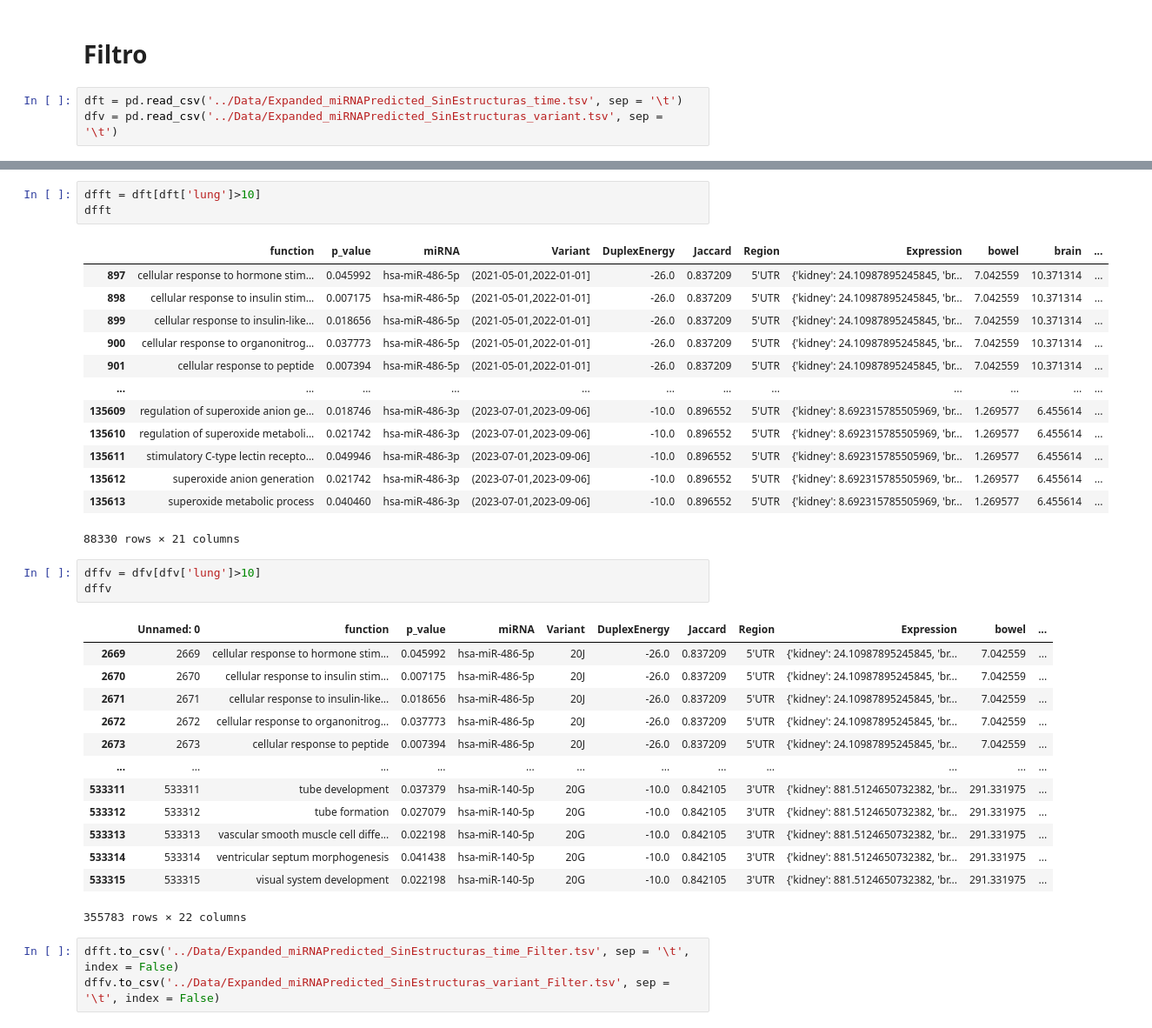
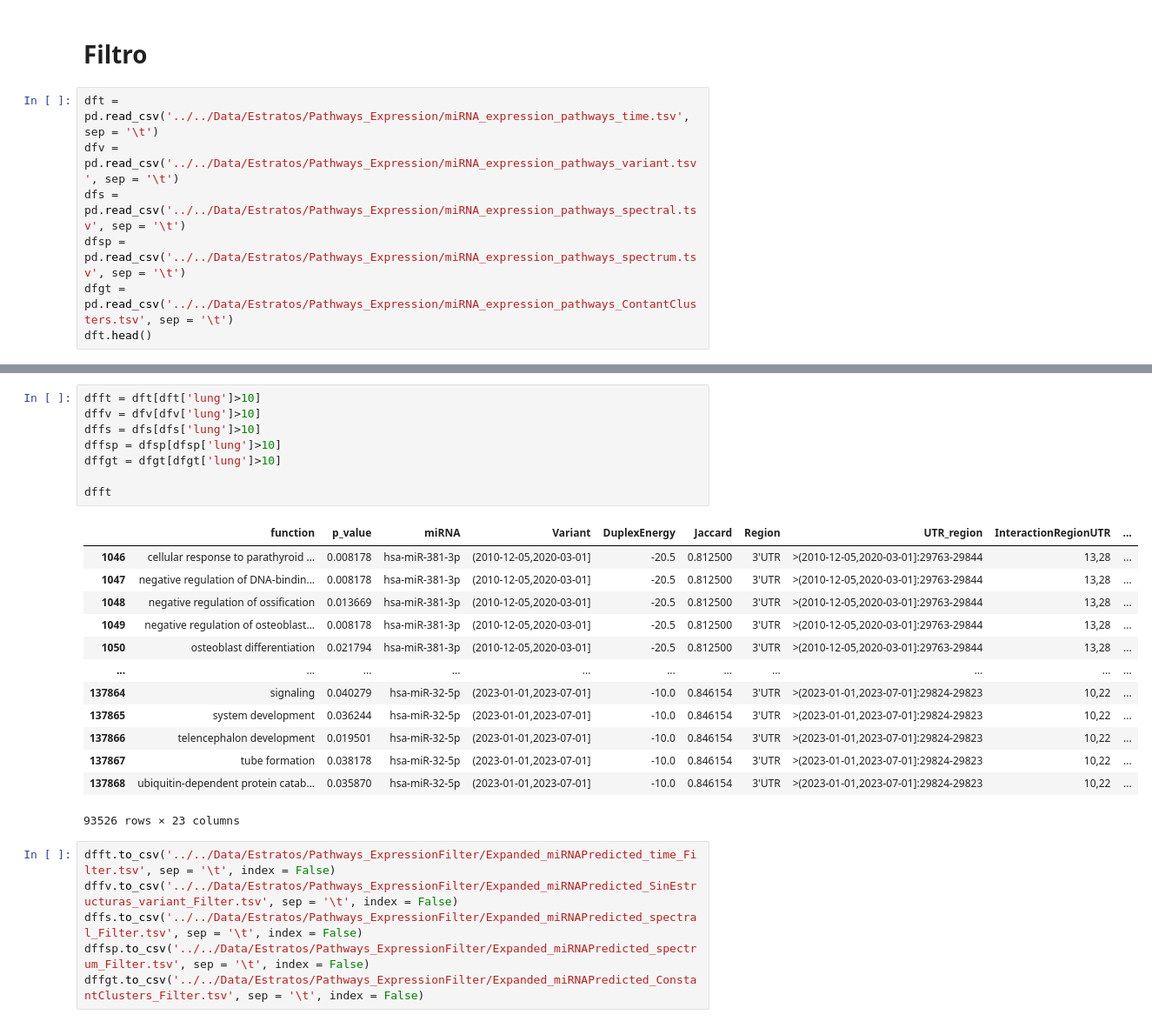
Before and after one commit to FerAmbriz/SelectionPatternsSARSCoV2, a Jupyter notebook: scr/14_TissueExpression.ipynb, the cells around one changed output, grey strips where cells are left out. Shown: that part at 87% size. Cells and saved outputs as stored; diff of their text form.

```diff
--- a/scr/14_TissueExpression.ipynb
+++ b/scr/14_TissueExpression.ipynb
@@ -145,5 +239,9 @@ dfv.to_csv('../Data/Expanded_miRNAPredicted_SinEstructuras_variant.tsv', sep = '
 # %% [markdown]
 # Filtro
 # %%
-dft = pd.read_csv('../Data/Expanded_miRNAPredicted_SinEstructuras_time.tsv', sep = '\t')
-dfv = pd.read_csv('../Data/Expanded_miRNAPredicted_SinEstructuras_variant.tsv', sep = '\t')
+dft = pd.read_csv('../../Data/Estratos/Pathways_Expression/miRNA_expression_pathways_time.tsv', sep = '\t')
+dfv = pd.read_csv('../../Data/Estratos/Pathways_Expression/miRNA_expression_pathways_variant.tsv', sep = '\t')
+dfs = pd.read_csv('../../Data/Estratos/Pathways_Expression/miRNA_expression_pathways_spectral.tsv', sep = '\t')
+dfsp = pd.read_csv('../../Data/Estratos/Pathways_Expression/miRNA_expression_pathways_spectrum.tsv', sep = '\t')
+dfgt = pd.read_csv('../../Data/Estratos/Pathways_Expression/miRNA_expression_pathways_ContantClusters.tsv', sep = '\t')
+dft.head()
@@ -150,37 +256,28 @@ dfv = pd.read_csv('../Data/Expanded_miRNAPredicted_SinEstructuras_variant.tsv',
 # %%
 dfft = dft[dft['lung']>10]
+dffv = dfv[dfv['lung']>10]
+dffs = dfs[dfs['lung']>10]
+dffsp = dfsp[dfsp['lung']>10]
+dffgt = dfgt[dfgt['lung']>10]
+
 dfft
 # %% [output]
-|  | function | p_value | miRNA | Variant | DuplexEnergy | Jaccard | Region | Expression | bowel | brain | ... |
-| 897 | cellular response to hormone stim... | 0.045992 | hsa-miR-486-5p | (2021-05-01,2022-01-01] | -26.0 | 0.837209 | 5'UTR | {'kidney': 24.10987895245845, 'br... | 7.042559 | 10.371314 | ... |
-| 898 | cellular response to insulin stim... | 0.007175 | hsa-miR-486-5p | (2021-05-01,2022-01-01] | -26.0 | 0.837209 | 5'UTR | {'kidney': 24.10987895245845, 'br... | 7.042559 | 10.371314 | ... |
-| 899 | cellular response to insulin-like... | 0.018656 | hsa-miR-486-5p | (2021-05-01,2022-01-01] | -26.0 | 0.837209 | 5'UTR | {'kidney': 24.10987895245845, 'br... | 7.042559 | 10.371314 | ... |
-| 900 | cellular response to organonitrog... | 0.037773 | hsa-miR-486-5p | (2021-05-01,2022-01-01] | -26.0 | 0.837209 | 5'UTR | {'kidney': 24.10987895245845, 'br... | 7.042559 | 10.371314 | ... |
-| 901 | cellular response to peptide | 0.007394 | hsa-miR-486-5p | (2021-05-01,2022-01-01] | -26.0 | 0.837209 | 5'UTR | {'kidney': 24.10987895245845, 'br... | 7.042559 | 10.371314 | ... |
-| ... | ... | ... | ... | ... | ... | ... | ... | ... | ... | ... | ... |
-| 135609 | regulation of superoxide anion ge... | 0.018746 | hsa-miR-486-3p | (2023-07-01,2023-09-06] | -10.0 | 0.896552 | 5'UTR | {'kidney': 8.692315785505969, 'br... | 1.269577 | 6.455614 | ... |
-| 135610 | regulation of superoxide metaboli... | 0.021742 | hsa-miR-486-3p | (2023-07-01,2023-09-06] | -10.0 | 0.896552 | 5'UTR | {'kidney': 8.692315785505969, 'br... | 1.269577 | 6.455614 | ... |
-| 135611 | stimulatory C-type lectin recepto... | 0.049946 | hsa-miR-486-3p | (2023-07-01,2023-09-06] | -10.0 | 0.896552 | 5'UTR | {'kidney': 8.692315785505969, 'br... | 1.269577 | 6.455614 | ... |
-| 135612 | superoxide anion generation | 0.021742 | hsa-miR-486-3p | (2023-07-01,2023-09-06] | -10.0 | 0.896552 | 5'UTR | {'kidney': 8.692315785505969, 'br... | 1.269577 | 6.455614 | ... |
-| 135613 | superoxide metabolic process | 0.040460 | hsa-miR-486-3p | (2023-07-01,2023-09-06] | -10.0 | 0.896552 | 5'UTR | {'kidney': 8.692315785505969, 'br... | 1.269577 | 6.455614 | ... |
+|  | function | p_value | miRNA | Variant | DuplexEnergy | Jaccard | Region | UTR_region | InteractionRegionUTR | ... |
+| 1046 | cellular response to parathyroid ... | 0.008178 | hsa-miR-381-3p | (2010-12-05,2020-03-01] | -20.5 | 0.812500 | 3'UTR | >(2010-12-05,2020-03-01]:29763-29844 | 13,28 | ... |
+| 1047 | negative regulation of DNA-bindin... | 0.008178 | hsa-miR-381-3p | (2010-12-05,2020-03-01] | -20.5 | 0.812500 | 3'UTR | >(2010-12-05,2020-03-01]:29763-29844 | 13,28 | ... |
+| 1048 | negative regulation of ossification | 0.013669 | hsa-miR-381-3p | (2010-12-05,2020-03-01] | -20.5 | 0.812500 | 3'UTR | >(2010-12-05,2020-03-01]:29763-29844 | 13,28 | ... |
+| 1049 | negative regulation of osteoblast... | 0.008178 | hsa-miR-381-3p | (2010-12-05,2020-03-01] | -20.5 | 0.812500 | 3'UTR | >(2010-12-05,2020-03-01]:29763-29844 | 13,28 | ... |
+| 1050 | osteoblast differentiation | 0.021794 | hsa-miR-381-3p | (2010-12-05,2020-03-01] | -20.5 | 0.812500 | 3'UTR | >(2010-12-05,2020-03-01]:29763-29844 | 13,28 | ... |
+| ... | ... | ... | ... | ... | ... | ... | ... | ... | ... | ... |
+| 137864 | signaling | 0.040279 | hsa-miR-32-5p | (2023-01-01,2023-07-01] | -10.0 | 0.846154 | 3'UTR | >(2023-01-01,2023-07-01]:29824-29823 | 10,22 | ... |
+| 137865 | system development | 0.036244 | hsa-miR-32-5p | (2023-01-01,2023-07-01] | -10.0 | 0.846154 | 3'UTR | >(2023-01-01,2023-07-01]:29824-29823 | 10,22 | ... |
+| 137866 | telencephalon development | 0.019501 | hsa-miR-32-5p | (2023-01-01,2023-07-01] | -10.0 | 0.846154 | 3'UTR | >(2023-01-01,2023-07-01]:29824-29823 | 10,22 | ... |
+| 137867 | tube formation | 0.038178 | hsa-miR-32-5p | (2023-01-01,2023-07-01] | -10.0 | 0.846154 | 3'UTR | >(2023-01-01,2023-07-01]:29824-29823 | 10,22 | ... |
+| 137868 | ubiquitin-dependent protein catab... | 0.035870 | hsa-miR-32-5p | (2023-01-01,2023-07-01] | -10.0 | 0.846154 | 3'UTR | >(2023-01-01,2023-07-01]:29824-29823 | 10,22 | ... |
-88330 rows × 21 columns
+93526 rows × 23 columns
-# %%
-dffv = dfv[dfv['lung']>10]
-dffv
-# %% [output]
-|  | Unnamed: 0 | function | p_value | miRNA | Variant | DuplexEnergy | Jaccard | Region | Expression | bowel | ... |
-| 2669 | 2669 | cellular response to hormone stim... | 0.045992 | hsa-miR-486-5p | 20J | -26.0 | 0.837209 | 5'UTR | {'kidney': 24.10987895245845, 'br... | 7.042559 | ... |
-| 2670 | 2670 | cellular response to insulin stim... | 0.007175 | hsa-miR-486-5p | 20J | -26.0 | 0.837209 | 5'UTR | {'kidney': 24.10987895245845, 'br... | 7.042559 | ... |
-| 2671 | 2671 | cellular response to insulin-like... | 0.018656 | hsa-miR-486-5p | 20J | -26.0 | 0.837209 | 5'UTR | {'kidney': 24.10987895245845, 'br... | 7.042559 | ... |
-| 2672 | 2672 | cellular response to organonitrog... | 0.037773 | hsa-miR-486-5p | 20J | -26.0 | 0.837209 | 5'UTR | {'kidney': 24.10987895245845, 'br... | 7.042559 | ... |
-| 2673 | 2673 | cellular response to peptide | 0.007394 | hsa-miR-486-5p | 20J | -26.0 | 0.837209 | 5'UTR | {'kidney': 24.10987895245845, 'br... | 7.042559 | ... |
-| ... | ... | ... | ... | ... | ... | ... | ... | ... | ... | ... | ... |
-| 533311 | 533311 | tube development | 0.037379 | hsa-miR-140-5p | 20G | -10.0 | 0.842105 | 3'UTR | {'kidney': 881.5124650732382, 'br... | 291.331975 | ... |
-| 533312 | 533312 | tube formation | 0.027079 | hsa-miR-140-5p | 20G | -10.0 | 0.842105 | 3'UTR | {'kidney': 881.5124650732382, 'br... | 291.331975 | ... |
-| 533313 | 533313 | vascular smooth muscle cell diffe... | 0.022198 | hsa-miR-140-5p | 20G | -10.0 | 0.842105 | 3'UTR | {'kidney': 881.5124650732382, 'br... | 291.331975 | ... |
-| 533314 | 533314 | ventricular septum morphogenesis | 0.041438 | hsa-miR-140-5p | 20G | -10.0 | 0.842105 | 3'UTR | {'kidney': 881.5124650732382, 'br... | 291.331975 | ... |
-| 533315 | 533315 | visual system development | 0.022198 | hsa-miR-140-5p | 20G | -10.0 | 0.842105 | 3'UTR | {'kidney': 881.5124650732382, 'br... | 291.331975 | ... |
-355783 rows × 22 columns
 # %%
-dfft.to_csv('../Data/Expanded_miRNAPredicted_SinEstructuras_time_Filter.tsv', sep = '\t', index = False)
-dffv.to_csv('../Data/Expanded_miRNAPredicted_SinEstructuras_variant_Filter.tsv', sep = '\t', index = False)
+dfft.to_csv('../../Data/Estratos/Pathways_ExpressionFilter/Expanded_miRNAPredicted_time_Filter.tsv', sep = '\t', index = False)
+dffv.to_csv('../../Data/Estratos/Pathways_ExpressionFilter/Expanded_miRNAPredicted_SinEstructuras_variant_Filter.tsv', sep = '\t', index = False)
+dffs.to_csv('../../Data/Estratos/Pathways_ExpressionFilter/Expanded_miRNAPredicted_spectral_Filter.tsv', sep = '\t', index = False)
+dffsp.to_csv('../../Data/Estratos/Pathways_ExpressionFilter/Expanded_miRNAPredicted_spectrum_Filter.tsv', sep = '\t', index = False)
+dffgt.to_csv('../../Data/Estratos/Pathways_ExpressionFilter/Expanded_miRNAPredicted_ConstantClusters_Filter.tsv', sep = '\t', index = False)
```
Also changed, not shown: parts of 21 cells of this notebook, 20 other files.
